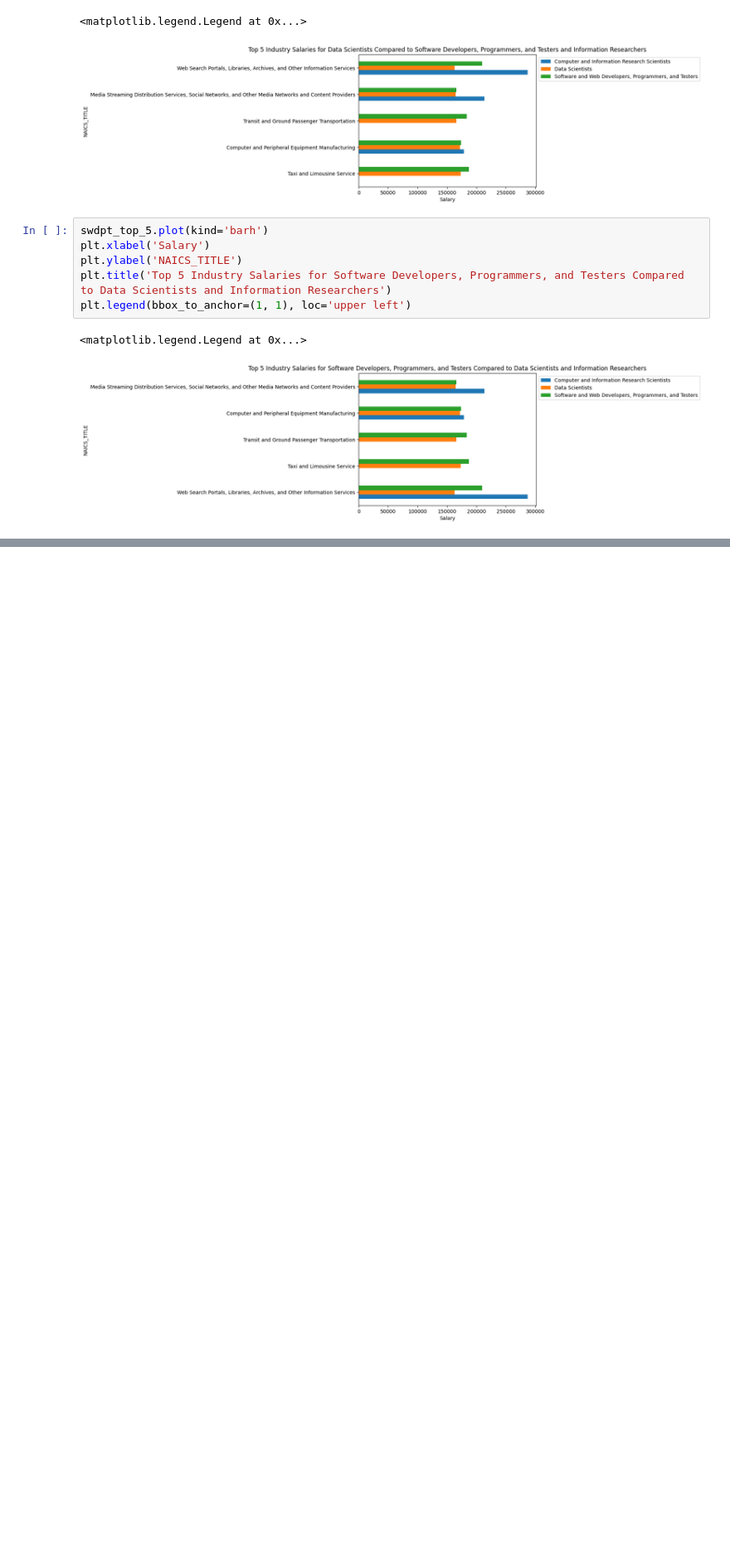
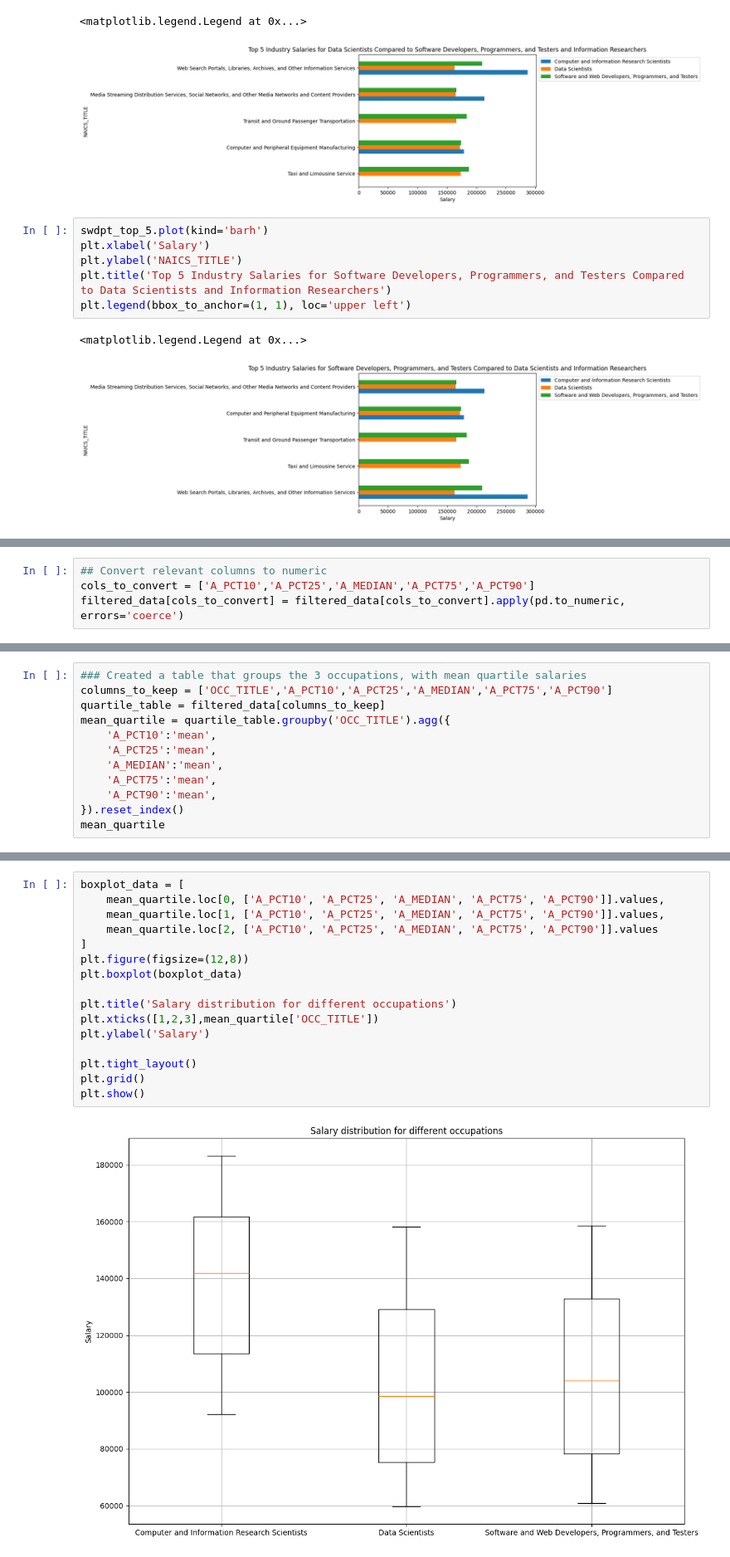
Before and after one commit to Rayenbt/Occupations_analysis_US, a Jupyter notebook: CA1.ipynb, the cells around one changed output, grey strips where cells are left out. Shown at 83% size. Saved outputs shown, nothing was run; the diff lists cells and outputs as text; blank space fills up the shorter version.

Commit message:
boxplot done (markdown cells not yet )

```diff
--- a/CA1.ipynb
+++ b/CA1.ipynb
@@ -245,0 +258,4 @@ plt.legend(bbox_to_anchor=(1, 1), loc='upper left')
+# %%
+## Convert relevant columns to numeric
+cols_to_convert = ['A_PCT10','A_PCT25','A_MEDIAN','A_PCT75','A_PCT90']
+filtered_data[cols_to_convert] = filtered_data[cols_to_convert].apply(pd.to_numeric, errors='coerce')
@@ -245,0 +268,12 @@ plt.legend(bbox_to_anchor=(1, 1), loc='upper left')
+# %%
+### Created a table that groups the 3 occupations, with mean quartile salaries
+columns_to_keep = ['OCC_TITLE','A_PCT10','A_PCT25','A_MEDIAN','A_PCT75','A_PCT90']
+quartile_table = filtered_data[columns_to_keep]
+mean_quartile = quartile_table.groupby('OCC_TITLE').agg({
+    'A_PCT10':'mean',
+    'A_PCT25':'mean',
+    'A_MEDIAN':'mean',
+    'A_PCT75':'mean',
+    'A_PCT90':'mean',
+}).reset_index()
+mean_quartile
@@ -245,0 +285,18 @@ plt.legend(bbox_to_anchor=(1, 1), loc='upper left')
+# %%
+boxplot_data = [
+    mean_quartile.loc[0, ['A_PCT10', 'A_PCT25', 'A_MEDIAN', 'A_PCT75', 'A_PCT90']].values,
+    mean_quartile.loc[1, ['A_PCT10', 'A_PCT25', 'A_MEDIAN', 'A_PCT75', 'A_PCT90']].values,
+    mean_quartile.loc[2, ['A_PCT10', 'A_PCT25', 'A_MEDIAN', 'A_PCT75', 'A_PCT90']].values
+]
+plt.figure(figsize=(12,8))
+plt.boxplot(boxplot_data)
+
+plt.title('Salary distribution for different occupations')
+plt.xticks([1,2,3],mean_quartile['OCC_TITLE'])
+plt.ylabel('Salary')
+
+plt.tight_layout()
+plt.grid()
+plt.show()
+# %% [output]
+[figure, added]
```
Also changed, not shown: parts of 4 cells of this notebook.
